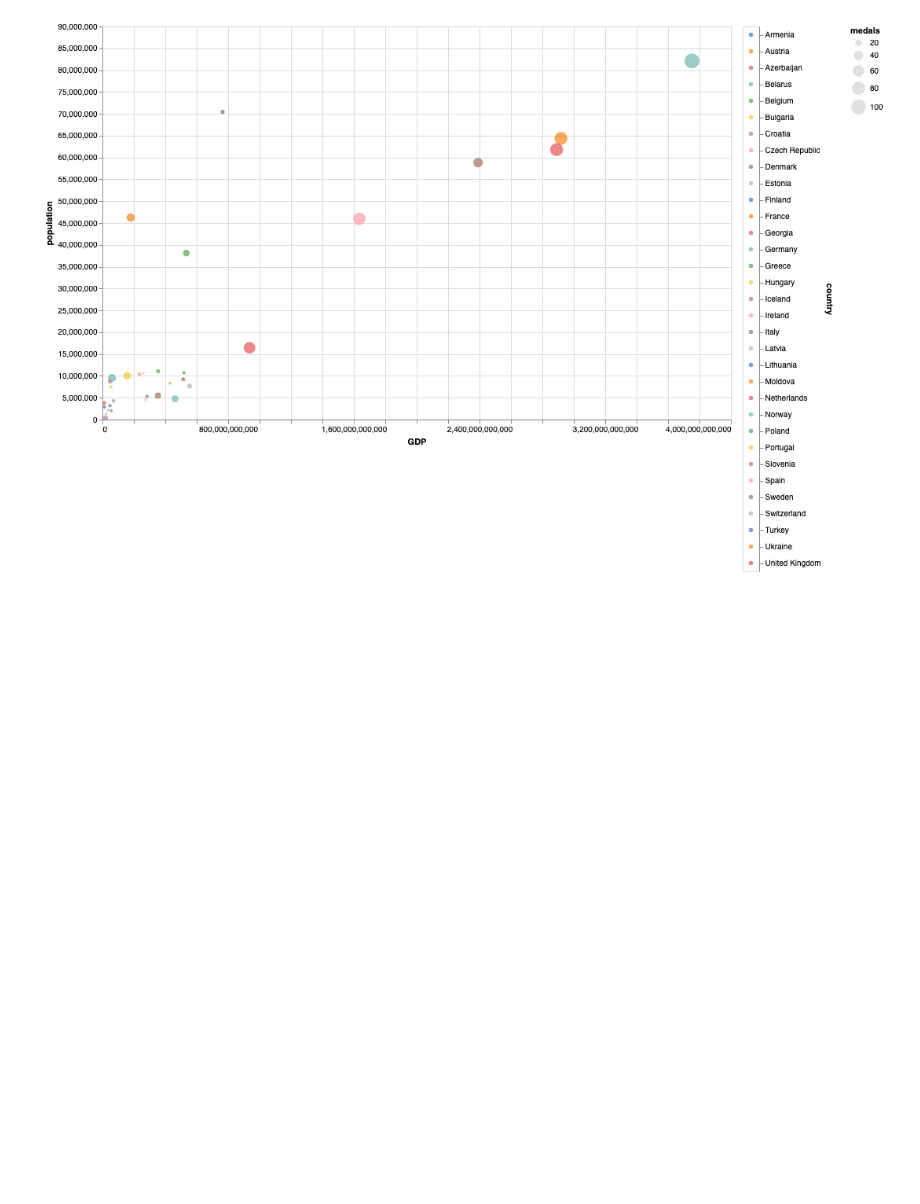
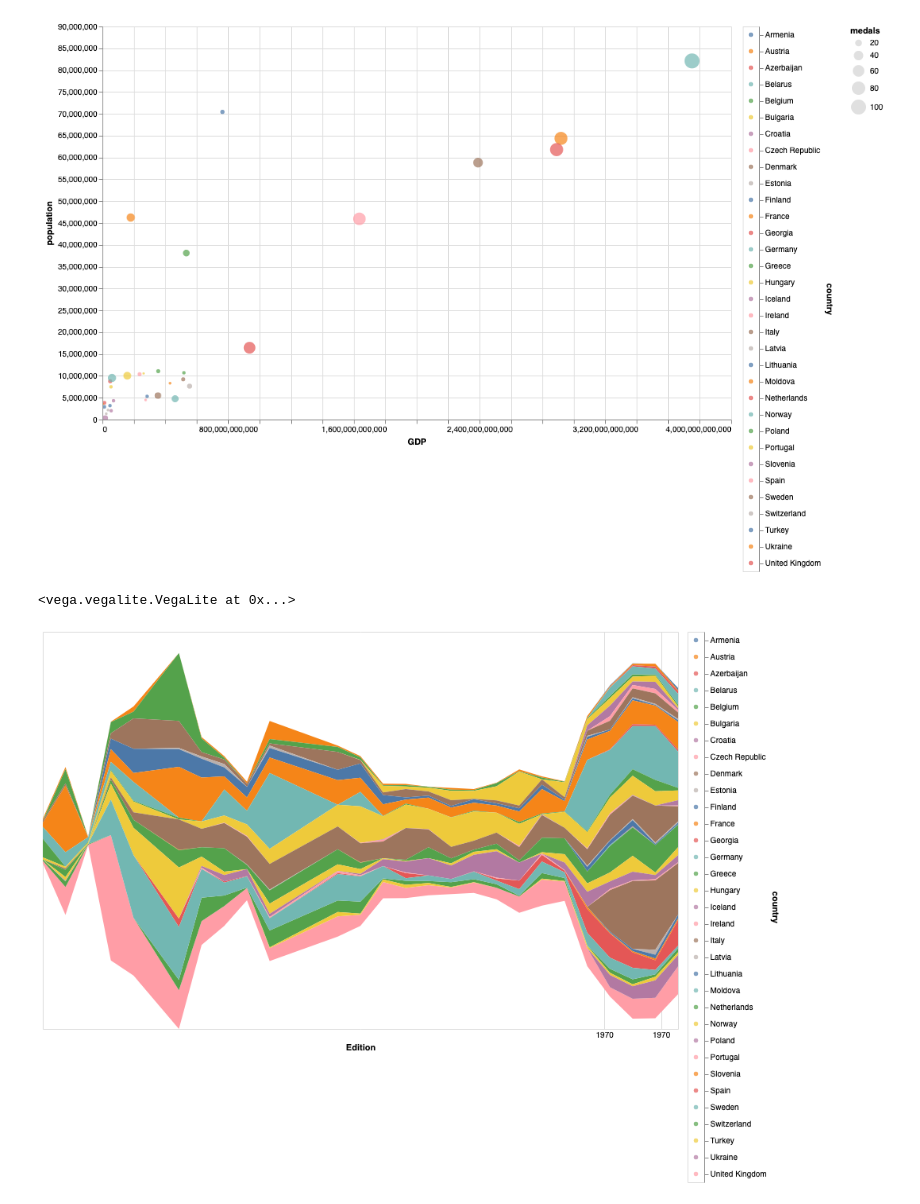
Before and after one commit to stufi04/storytelling, a Jupyter notebook: FINAL graphs.ipynb, the cells around one changed output. Cells and saved outputs as stored; diff of their text form; code cells hidden in the pictures; blank space fills up the shorter version.

Commit message:
added a stacked line graph with number of medals per year

```diff
--- a/FINAL graphs.ipynb
+++ b/FINAL graphs.ipynb
@@ -308,3 +302,42 @@ chart
 [figure]
 # %%
 chart.save("temp/gdpPop.html")
+# %%
+medalsPerCountryPerYear['Edition'] = np.int64(medalsPerCountryPerYear['Edition'])
+medalsPerCountryPerYearEurope = pd.merge(medalsPerCountryPerYear, countryCodesFilter, on='NOC')
+# %%
+import altair as alt
+from vega_datasets import data
+
+selection = alt.selection_multi( fields=['country'])
+# color = alt.condition(selection,
+#                       alt.Color('country:N', legend=None,
+#                                scale=alt.Scale(scheme='category20b')),
+#                       alt.value('lightgray'))
+color = alt.condition(selection,
+                      alt.Color('country:N', legend=None),
+                      alt.value('lightgray'))
+
+area = alt.Chart(medalsPerCountryPerYearEurope).mark_area().encode(
+    alt.X('Edition:T',
+        axis=alt.Axis(format='%Y', domain=False, tickSize=0)
+    ),
+    alt.Y('medals:Q', stack='center', axis=None),
+    color = color
+
+).add_selection(
+    selection
+).properties(width = 800, height = 500).interactive()
+
+legend = alt.Chart(medalsPopulationGDP).mark_circle().encode(
+    y=alt.Y('country:N', axis=alt.Axis(orient='right')),
+    color=color
+).add_selection(
+    selection
+)
+
+chart = area | legend
+chart
+# %% [output]
+<vega.vegalite.VegaLite at 0x...>
+[figure, added]
```
Also changed, not shown: parts of 4 cells of this notebook, 9 other files.
